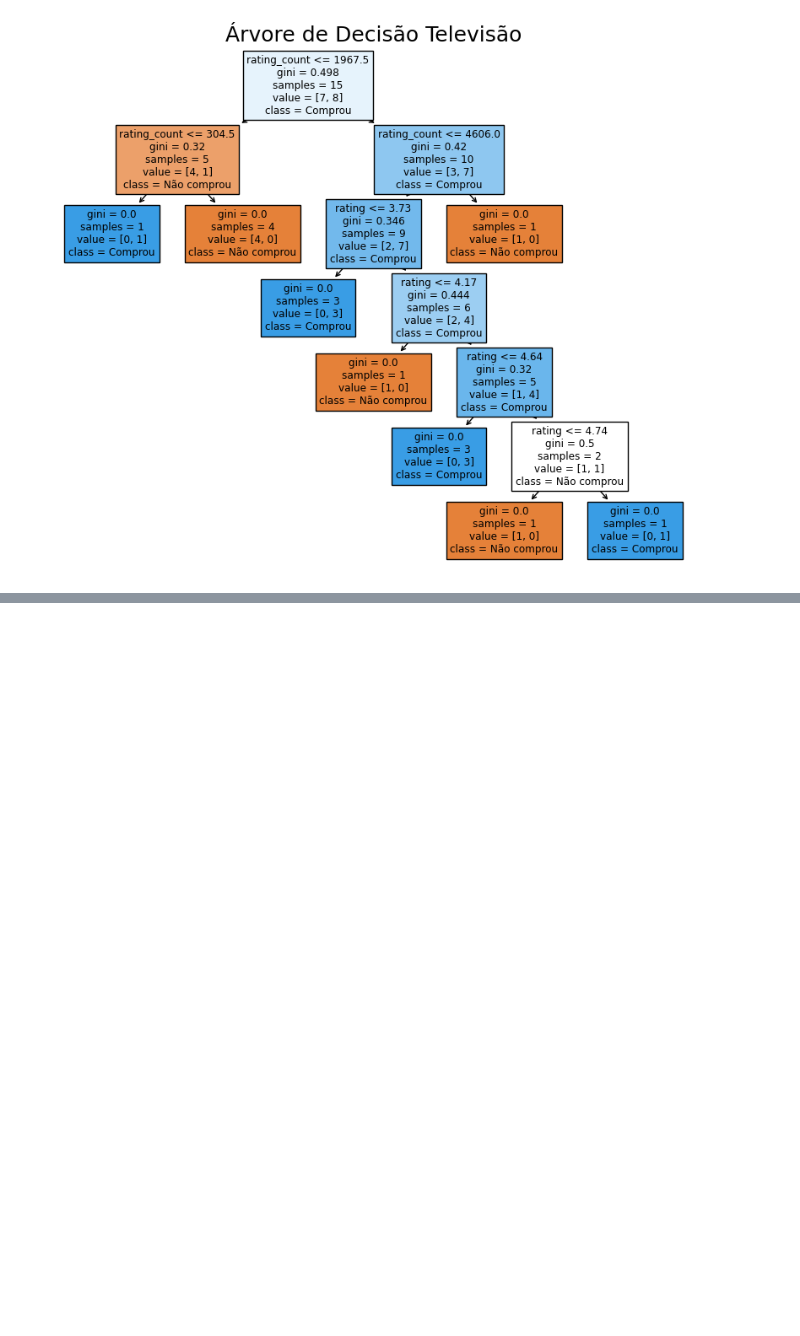
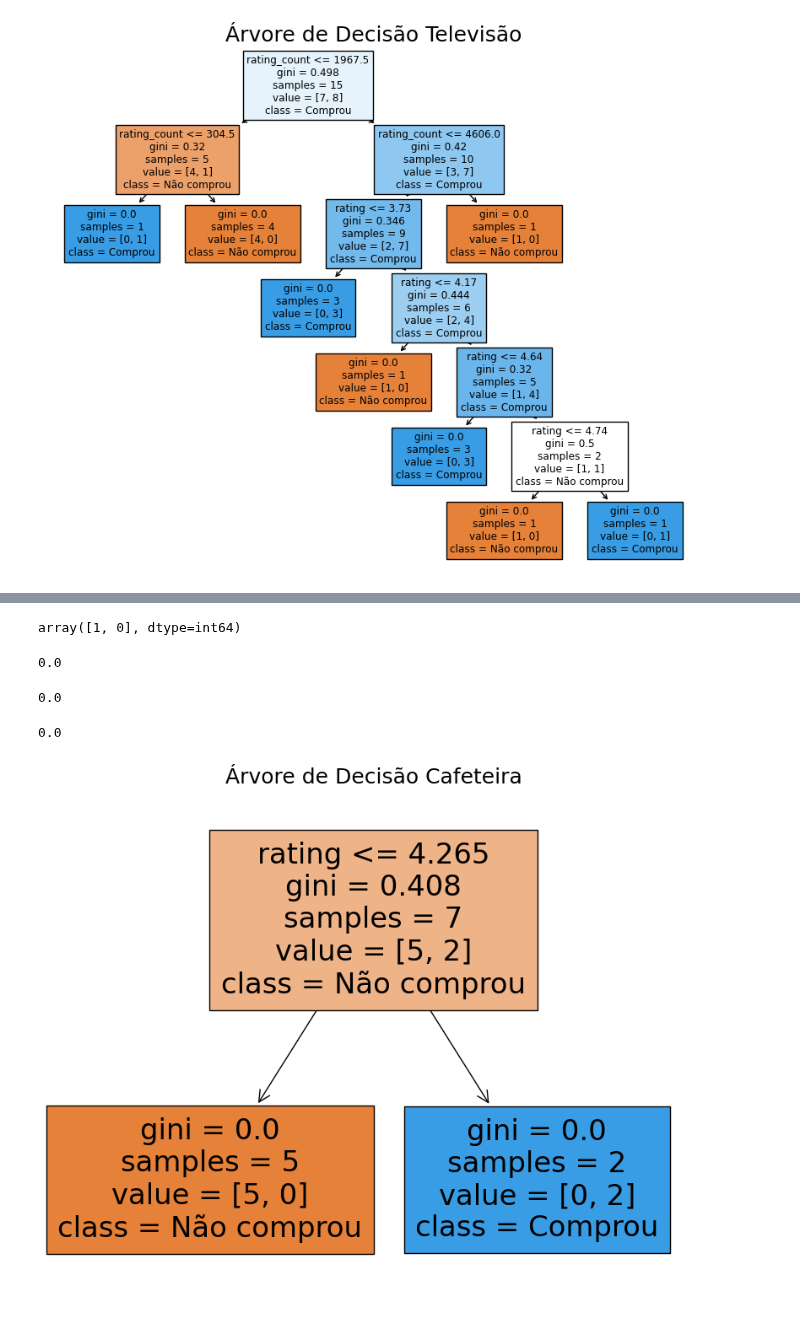
Before and after one commit to RSVictor/Codigos_IABD2024, a Jupyter notebook: Formativa/formativa.ipynb, the cells around one changed output, grey strips where cells are left out. Saved outputs shown, nothing was run; the diff lists cells and outputs as text; code cells hidden in the pictures; blank space fills up the shorter version.

```diff
--- a/Formativa/formativa.ipynb
+++ b/Formativa/formativa.ipynb
@@ -114,0 +178,45 @@ plt.show()
+# %%
+#Separando os dados da Cafeteira
+xcaf=df.loc[df['product_name'] == 'Cafeteira', ['rating','rating_count']]
+ycaf = df.loc[df['product_name'] == 'Cafeteira', 'purchased']
+# %%
+#Dividindo os dados em treino e teste
+Xcaf_treino, Xcaf_teste, ycaf_treino, ycaf_teste = train_test_split (xcaf,
+                                                        ycaf,
+                                                         test_size=0.2,
+                                                         random_state=42)
+# %%
+#Treinamento do modelo
+modelo_caf = DecisionTreeClassifier()
+modelo_caf.fit(Xcaf_treino, ycaf_treino)
+
+previsoes_caf = modelo.predict(Xcaf_teste) # dentro de modelo predict é colocoda os Xteste
+previsoes_caf
+# %% [output]
+array([1, 0], dtype=int64)
+# %%
+precisao_caf = precision_score(ycaf_teste,previsoes_caf,pos_label=1)
+precisao_caf
+# %% [output]
+0.0
+# %%
+recall_caf = recall_score(ycaf_teste,previsoes_caf,pos_label=1)
+recall_caf
+# %% [output]
+0.0
+# %%
+f1score_caf= f1_score(ycaf_teste,previsoes_caf,pos_label=1)
+f1score_caf
+# %% [output]
+0.0
+# %%
+#Arvore de decisão
+plt.figure(figsize=(10, 8))
+tree.plot_tree(modelo_caf,
+               feature_names=['rating','rating_count'],
+               class_names=['Não comprou', 'Comprou'],
+               filled=True)
+plt.title('Árvore de Decisão Cafeteira', fontsize=18)
+plt.show()
+# %% [output]
+[figure, added]
```
Also changed, not shown: parts of 32 cells of this notebook.
